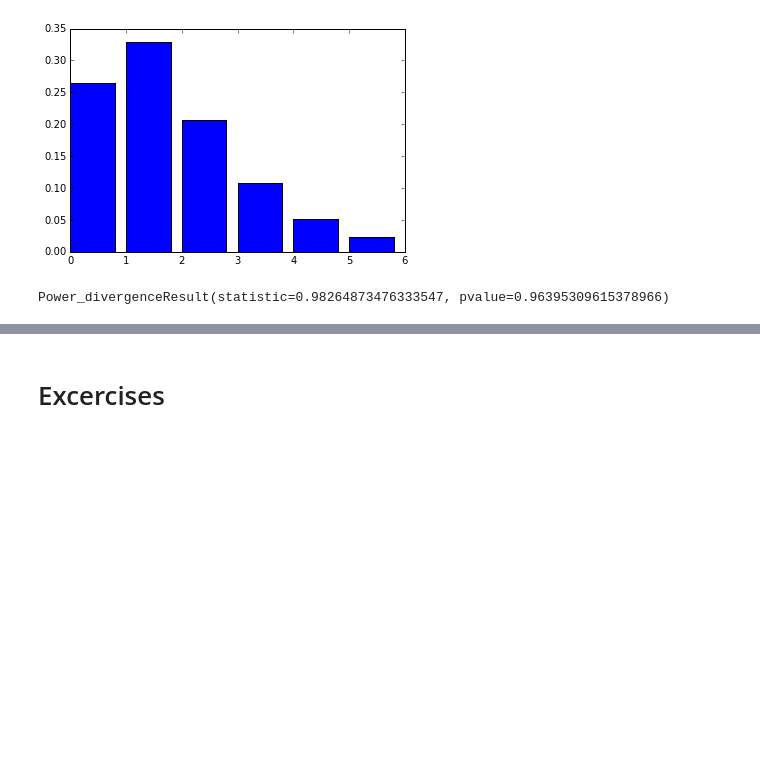
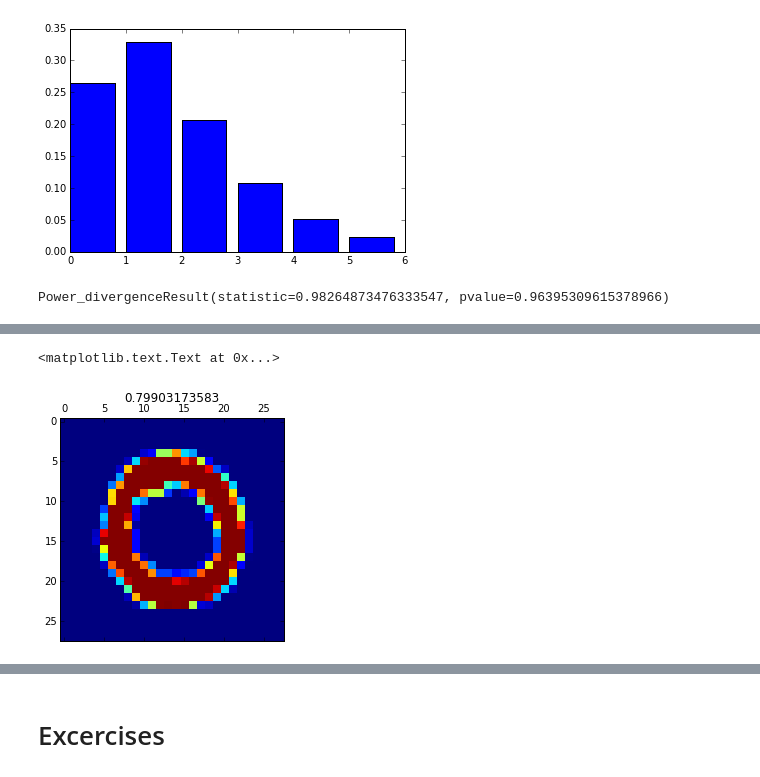
Before and after one commit to HSE-LAMBDA/modern-technologies-for-ml-and-big-data, a Jupyter notebook: lecture1/SciPy.ipynb, the cells around one changed output, grey strips where cells are left out. Drawn from its saved outputs; the diff is of its cells as text; code cells hidden in the pictures; blank space fills up the shorter version.

```diff
--- a/lecture1/SciPy.ipynb
+++ b/lecture1/SciPy.ipynb
@@ -264,0 +317,7 @@ Power_divergenceResult(statistic=0.98264873476333547, pvalue=0.96395309615378966
+# %%
+e1 = is_one(X[1, :])
+plt.matshow(X[1, :].reshape(28, 28))
+plt.title(e1)
+# %% [output]
+<matplotlib.text.Text at 0x...>
+[figure, added]
```
Also changed, not shown: parts of 25 cells of this notebook.
